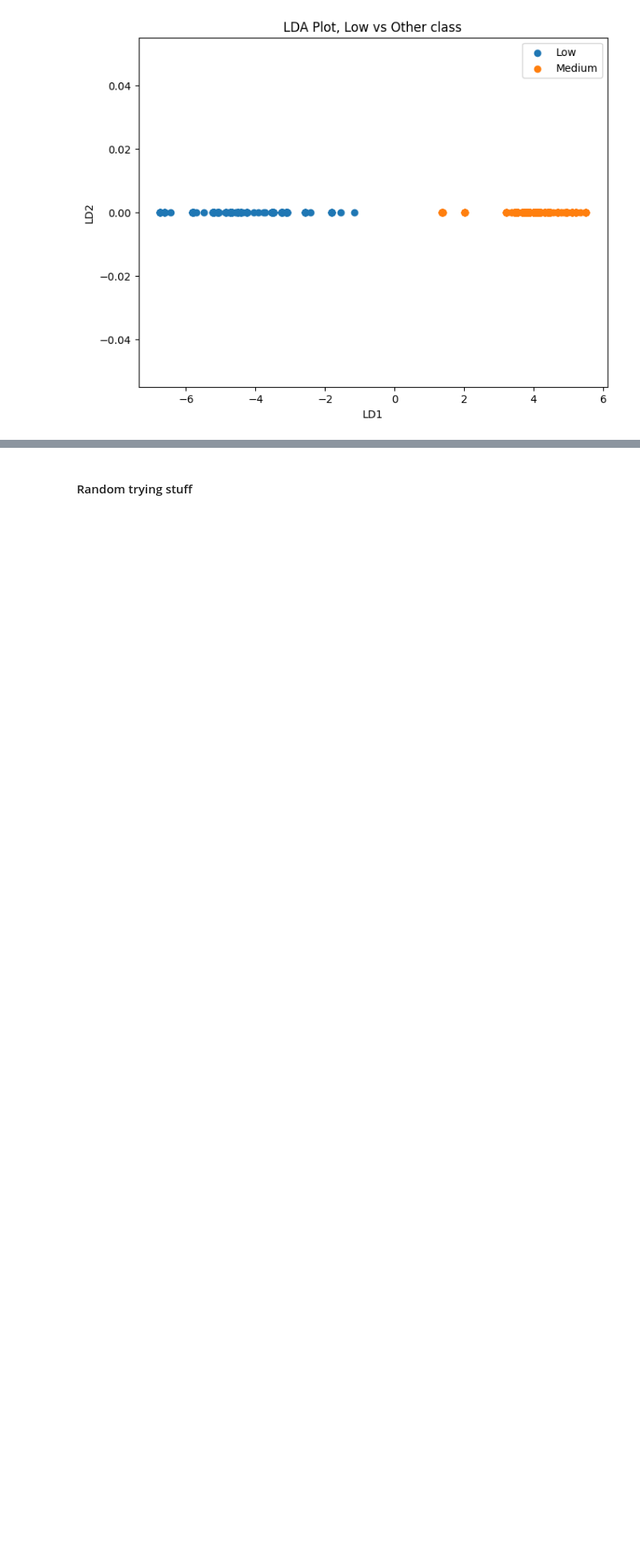
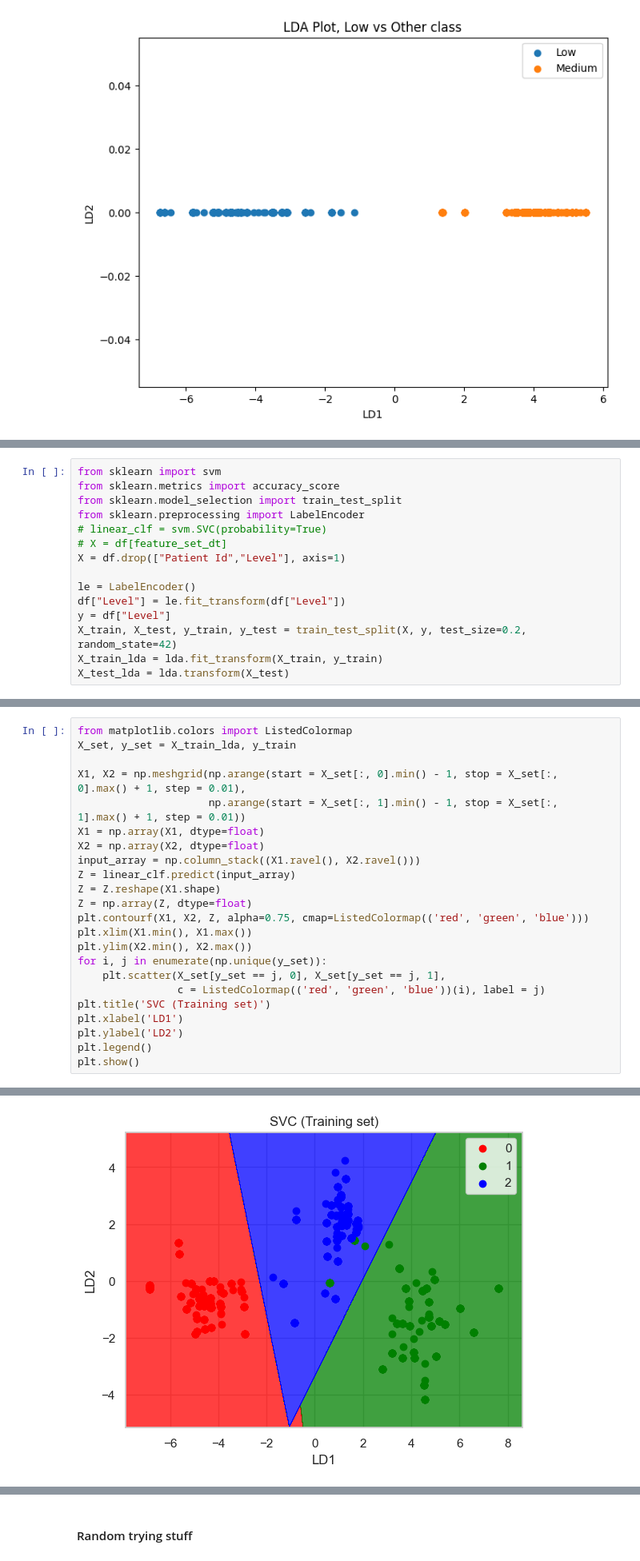
Before and after one commit to eugenegancw/Lung_Cancer_Prediction, a Jupyter notebook: linear_separability.ipynb, the cells around one changed output, grey strips where cells are left out. Shown at 80% size. Drawn from its saved outputs; the diff is of its cells as text; blank space fills up the shorter version.

```diff
--- a/linear_separability.ipynb
+++ b/linear_separability.ipynb
@@ -366,0 +383,15 @@ plt.show()
+# %%
+from sklearn import svm
+from sklearn.metrics import accuracy_score
+from sklearn.model_selection import train_test_split
+from sklearn.preprocessing import LabelEncoder
+# linear_clf = svm.SVC(probability=True)
+# X = df[feature_set_dt]
+X = df.drop(["Patient Id","Level"], axis=1)
+
+le = LabelEncoder()
+df["Level"] = le.fit_transform(df["Level"])
+y = df["Level"]
+X_train, X_test, y_train, y_test = train_test_split(X, y, test_size=0.2, random_state=42)
+X_train_lda = lda.fit_transform(X_train, y_train)
+X_test_lda = lda.transform(X_test)
@@ -366,0 +406,24 @@ plt.show()
+# %%
+from matplotlib.colors import ListedColormap
+X_set, y_set = X_train_lda, y_train
+
+X1, X2 = np.meshgrid(np.arange(start = X_set[:, 0].min() - 1, stop = X_set[:, 0].max() + 1, step = 0.01),
+                     np.arange(start = X_set[:, 1].min() - 1, stop = X_set[:, 1].max() + 1, step = 0.01))
+X1 = np.array(X1, dtype=float)
+X2 = np.array(X2, dtype=float)
+input_array = np.column_stack((X1.ravel(), X2.ravel()))
+Z = linear_clf.predict(input_array)
+Z = Z.reshape(X1.shape)
+Z = np.array(Z, dtype=float)
+plt.contourf(X1, X2, Z, alpha=0.75, cmap=ListedColormap(('red', 'green', 'blue')))
+plt.xlim(X1.min(), X1.max())
+plt.ylim(X2.min(), X2.max())
+for i, j in enumerate(np.unique(y_set)):
+    plt.scatter(X_set[y_set == j, 0], X_set[y_set == j, 1],
+                c = ListedColormap(('red', 'green', 'blue'))(i), label = j)
+plt.title('SVC (Training set)')
+plt.xlabel('LD1')
+plt.ylabel('LD2')
+plt.legend()
+plt.show()
+# %% [output]
@@ -366,0 +431 @@ plt.show()
+[figure, added]
```
Also changed, not shown: parts of 16 cells of this notebook, 1 other file.
